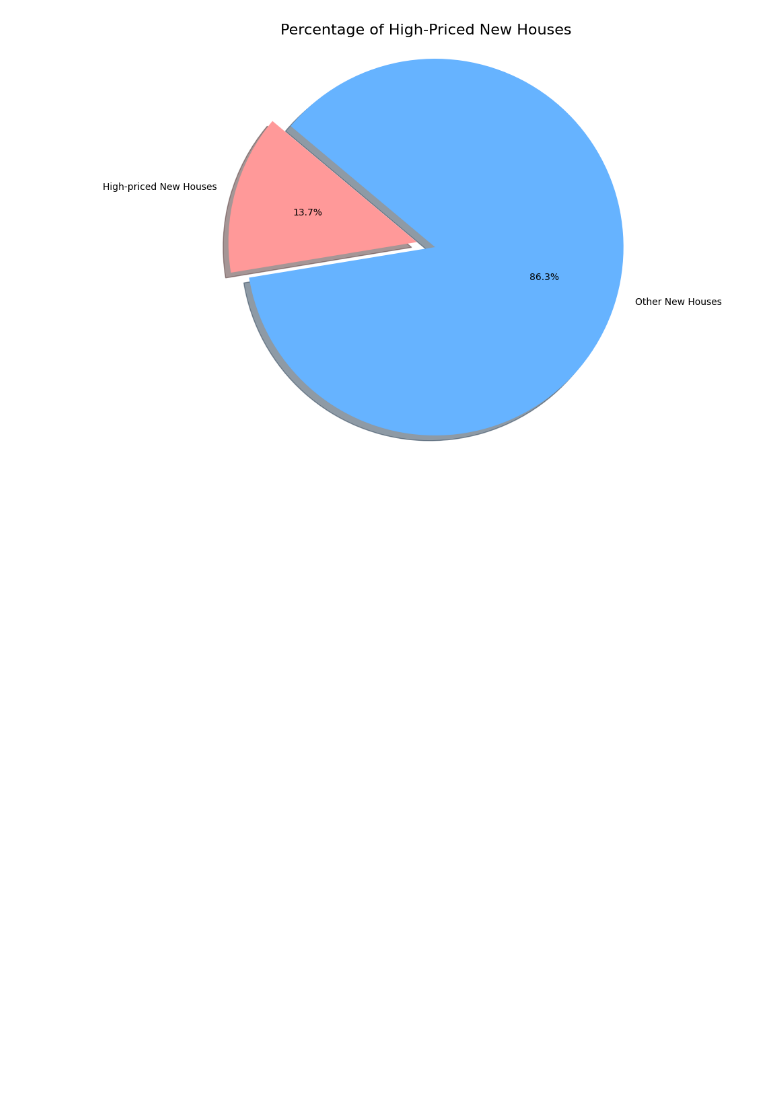
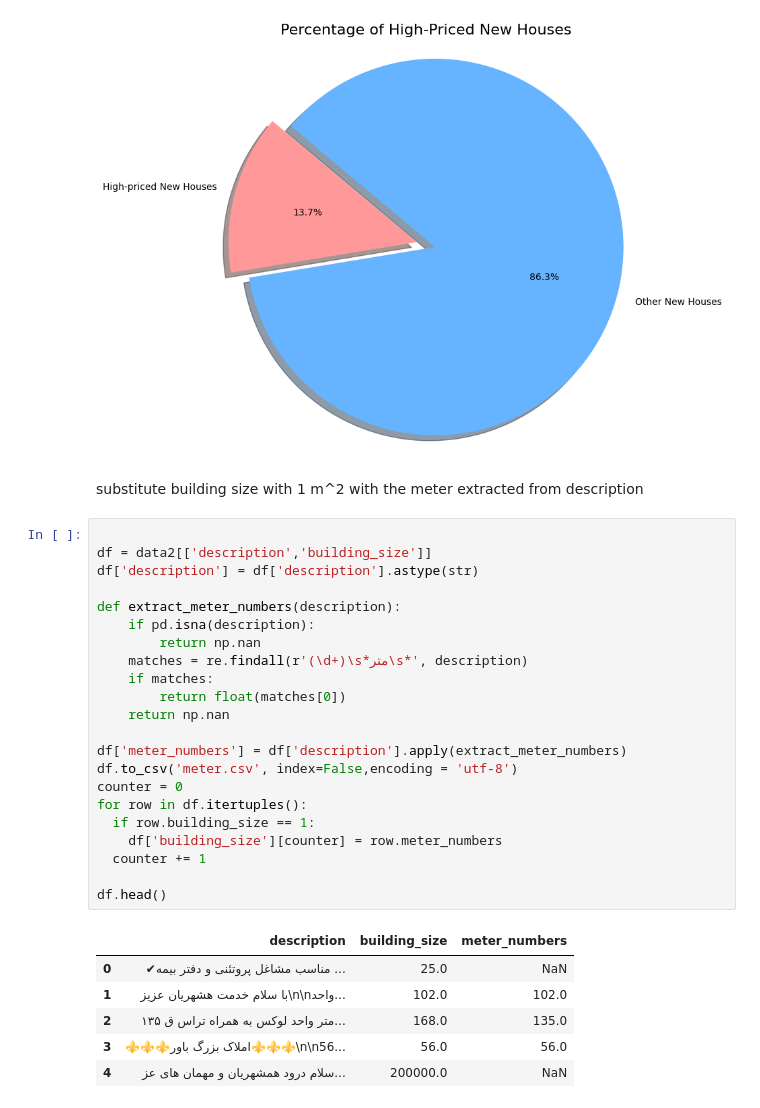
Before and after one commit to farnoushshahin/Minute, a Jupyter notebook: Divar (1).ipynb, the cells around one changed output. Saved outputs shown, nothing was run; the diff lists cells and outputs as text; blank space fills up the shorter version.

```diff
--- a/Divar (1).ipynb
+++ b/Divar (1).ipynb
@@ -583,3 +585,34 @@ plt.title('Percentage of High-Priced New Houses', fontsize=16)
 plt.show()
 # %% [output]
 [figure]
+# %% [markdown]
+substitute building size with 1 m^2 with the meter extracted from description
+# %%
+
+df = data2[['description','building_size']]
+df['description'] = df['description'].astype(str)
+
+def extract_meter_numbers(description):
+    if pd.isna(description):
+        return np.nan
+    matches = re.findall(r'(\d+)\s*متر\s*', description)
+    if matches:
+        return float(matches[0])
+    return np.nan
+
+df['meter_numbers'] = df['description'].apply(extract_meter_numbers)
+df.to_csv('meter.csv', index=False,encoding = 'utf-8')
+counter = 0
+for row in df.itertuples():
+  if row.building_size == 1:
+    df['building_size'][counter] = row.meter_numbers
+  counter += 1
+
+df.head()
+# %% [output]
+|  | description | building_size | meter_numbers |
+| 0 | ✔مناسب مشاغل پروتئنی و دفتر بیمه ... | 25.0 | NaN |
+| 1 | با سلام خدمت هشهریان عزیز\n\nواحد... | 102.0 | 102.0 |
+| 2 | ۱۳۵ متر واحد لوکس به همراه تراس ق... | 168.0 | 135.0 |
+| 3 | ⚜️⚜️⚜️املاک بزرگ باور⚜️⚜️⚜️\n\n56... | 56.0 | 56.0 |
+| 4 | سلام درود همشهریان و مهمان های عز... | 200000.0 | NaN |
```
Also changed, not shown: parts of 17 cells of this notebook, 1 other file.
